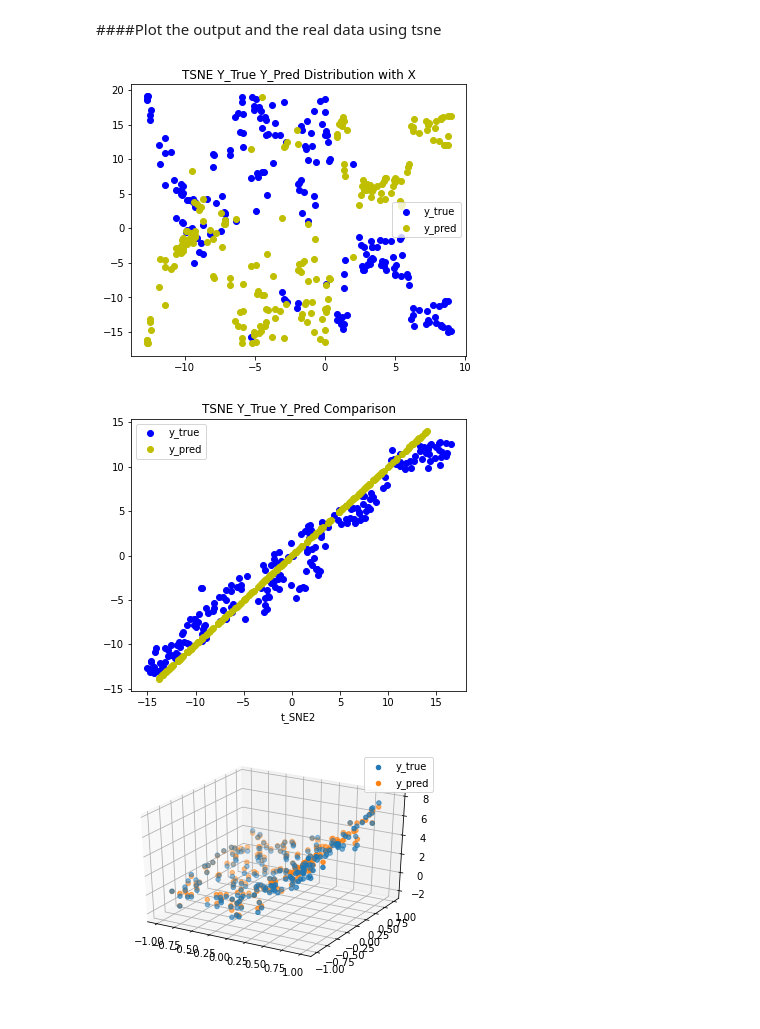
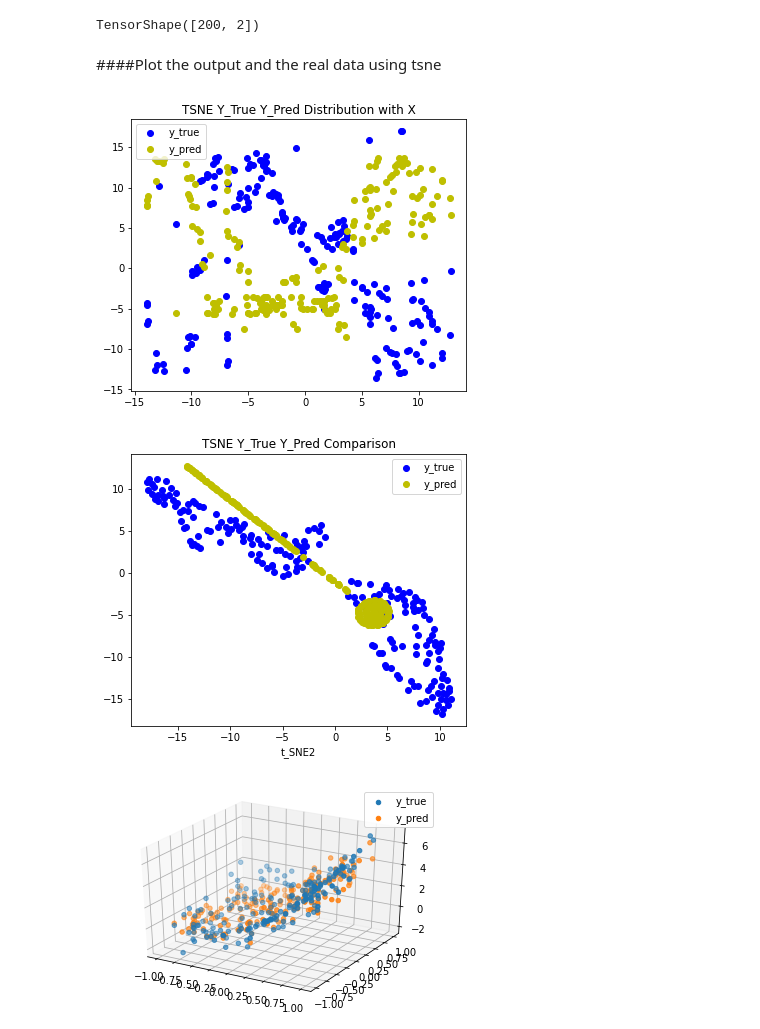
Before and after one commit to YuxingW/deep_learning, a Jupyter notebook: hw3/part_c3_tensorflow_neural_network.ipynb, the cells around one changed output. Drawn from its saved outputs; the diff is of its cells as text; code cells hidden in the pictures.

```diff
--- a/hw3/part_c3_tensorflow_neural_network.ipynb
+++ b/hw3/part_c3_tensorflow_neural_network.ipynb
@@ -71,17 +33,0 @@ x: (200, 3), weights: (3, 2), bias: (2,), y: (200, 2)
-# %%
-from tensorflow import keras
-from tensorflow.keras import layers
-from tensorflow.keras import optimizers
-
-inputs = keras.Input(shape=(3,))
-l1 = layers.Dense(10, activation='relu', name='dense_1')(inputs)
-l2 = layers.Dense(10, activation='relu', name='dense_2')(l1)
-outputs = layers.Dense(2, name='regression')(l2)
-
-model = keras.Model(inputs=inputs, outputs=outputs)
-print(model.summary())
-model.compile(loss='mse', optimizer=optimizers.SGD(0.1))
-
-model.fit(x, y_true, epochs=100)
-
-y_pred = model(x)
@@ -105,0 +117,13 @@ Epoch 100/100
+# %%
+# Shuffle the data.
+# Create a tf.data.Dataset object for easy batched iteration
+dataset = tf.data.Dataset.from_tensor_slices((x, y))
+dataset = dataset.shuffle(buffer_size=100).batch(1)
+
+mlp = MLPWithDropout()
+
+for epoch in range(50):
+  for step, (x_t, y_t) in enumerate(dataset):
+    y_pred, loss = train_on_batch(x_t, y_t)
+  if epoch % 10 ==0:
+    print('Epoch %d: last batch loss = %.4f' % (epoch, float(loss)))
@@ -106,3 +136,9 @@ Epoch 100/100
+# %%
+y_pred = mlp(x)
+# %%
+y_pred.shape
+# %% [output]
+TensorShape([200, 2])
 # %% [markdown]
 ####Plot the output and the real data using tsne
 # %%
@@ -147,14 +183,14 @@ def plot_3d(x, y, y_pred=None):
     ax.scatter(x[:, 0], x[:, 1], y_pred, label='y_pred')
   plt.legend()
 # %%
-plot_distribution(x, y_true, y_pred)
+plot_distribution(x, y, y_pred)
 # %% [output]
-[figure, old version]
+[figure, new version]
 # %%
-plot_comparison(y_true, y_pred)
+plot_comparison(y, y_pred)
 # %% [output]
-[figure, old version]
+[figure, new version]
 # %%
-plot_3d(x, y_true[:, 0], y_pred=y_pred[:, 0])
+plot_3d(x, y[:, 0], y_pred=y_pred[:, 0])
 # %% [output]
-[figure, old version]
+[figure, new version]
```
Also changed, not shown: parts of 29 cells of this notebook.
